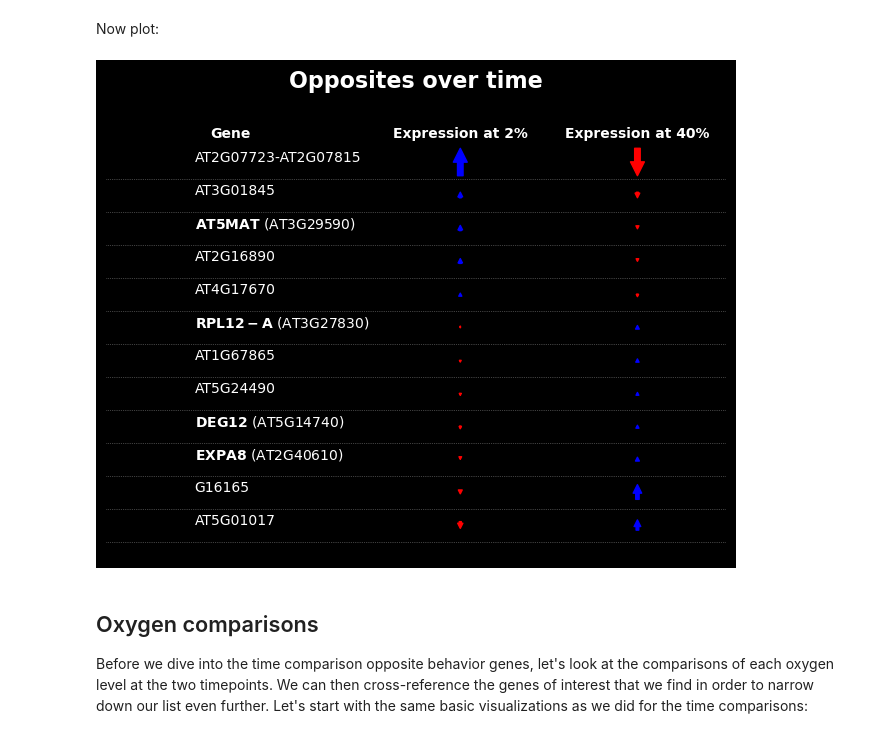
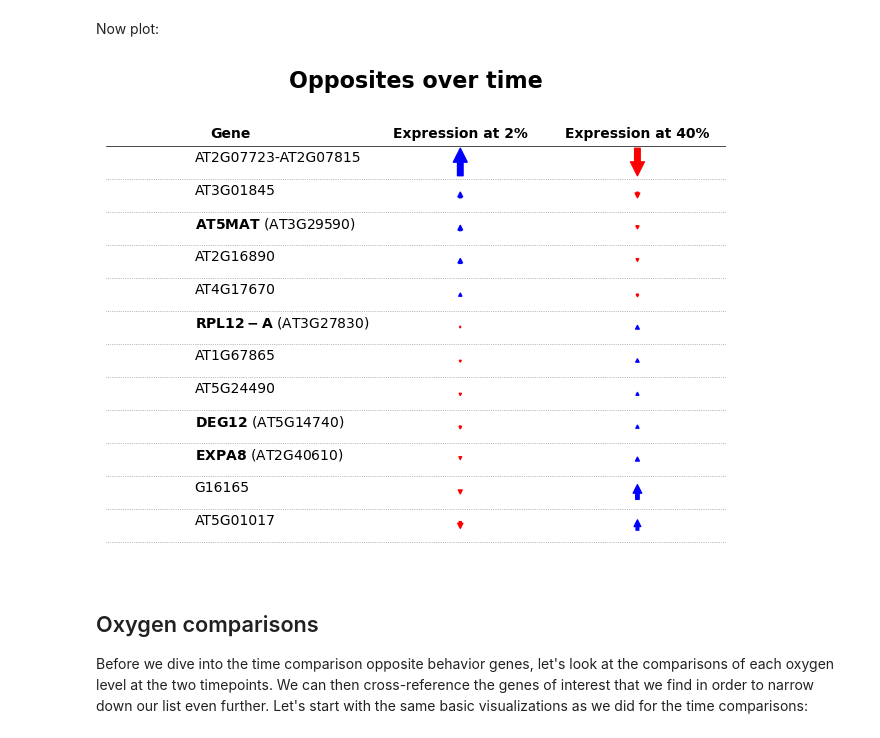
Before and after one commit to serenalotreck/photorespiration-omics, a Jupyter notebook: notebooks/transcriptomics_visualizations.ipynb, the cells around one changed output. Saved outputs shown, nothing was run; the diff lists cells and outputs as text; code cells hidden in the pictures.

```diff
--- a/notebooks/transcriptomics_visualizations.ipynb
+++ b/notebooks/transcriptomics_visualizations.ipynb
@@ -164,10 +161,10 @@ tair2gene = {k: v for k, v in ara.set_index('locus_name')[['symbol']].to_dict()[
 # %% [markdown]
 Now plot:
 # %%
-plot_opposite_expression(opposites_hour, time_cols, gene_name_map=tair2gene, scale_factor=20, title='Opposites over time', dark=True)
-plt.savefig('../data/figures/opposite_expression_time_DARK_24Mar2025.png', bbox_inches='tight', dpi=600, format='png')
+plot_opposite_expression(opposites_hour, time_cols, gene_name_map=tair2gene, scale_factor=20, title='Opposites over time')
+plt.savefig('../data/figures/opposite_expression_time_24Mar2025.png', bbox_inches='tight', dpi=600, format='png')
 # %% [output]
-[figure, old version]
+[figure, new version]
 # %% [markdown]
 ## Oxygen comparisons
 Before we dive into the time comparison opposite behavior genes, let's look at the comparisons of each oxygen level at the two timepoints. We can then cross-reference the genes of interest that we find in order to narrow down our list even further. Let's start with the same basic visualizations as we did for the time comparisons:
```
Also changed, not shown: parts of 2 cells of this notebook, 2 other files.
